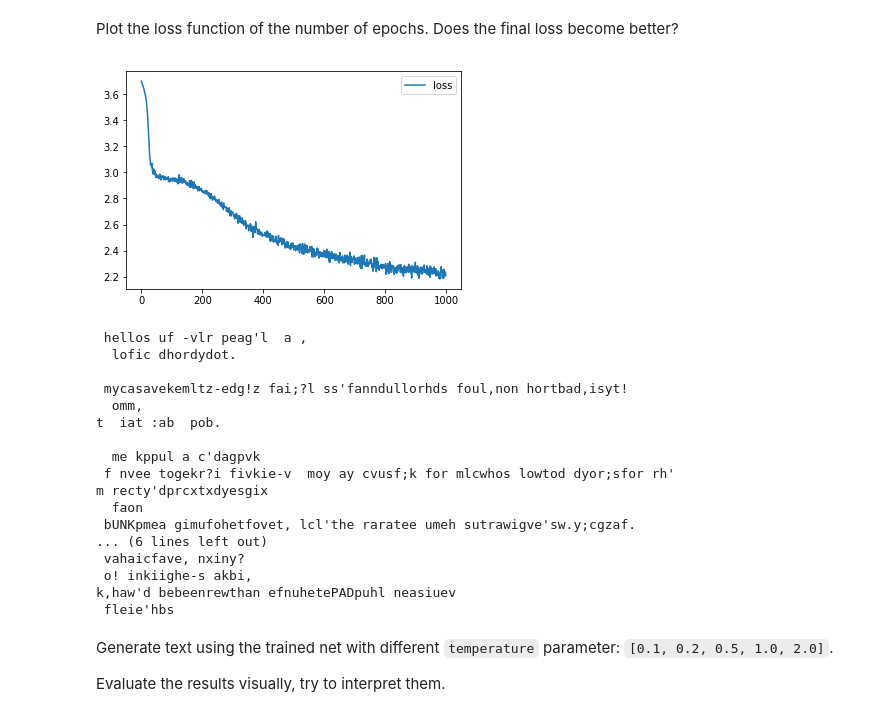
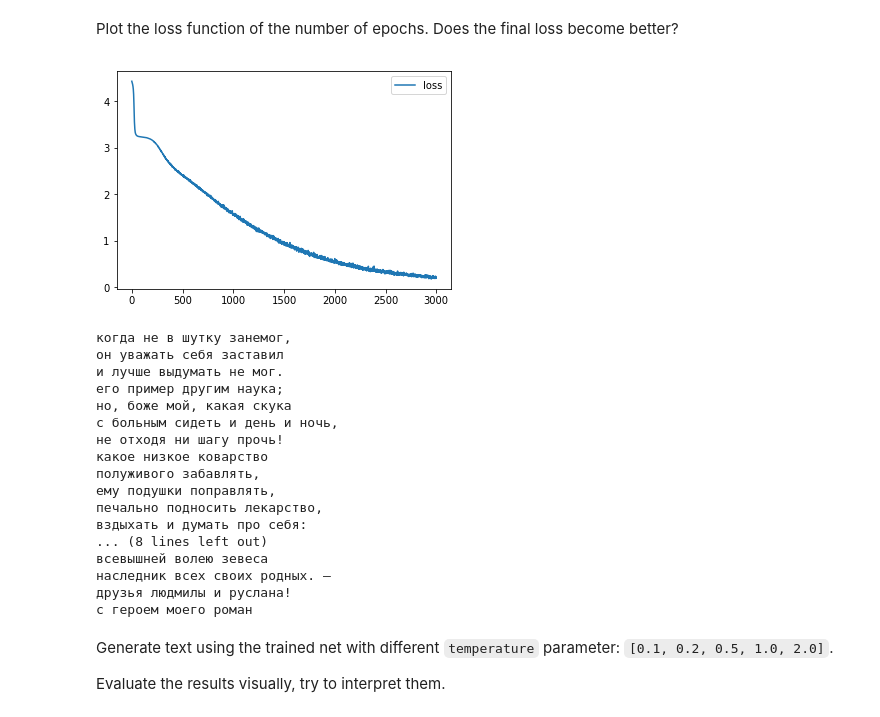
Before and after one commit to ermekaitygulov/made_nlp_course, a Jupyter notebook: homeworks/Lab01_Poetry_generation/Lab01_Poetry_generation.ipynb, the cells around one changed output. Cells and saved outputs as stored; diff of their text form; code cells hidden in the pictures.

```diff
--- a/homeworks/Lab01_Poetry_generation/Lab01_Poetry_generation.ipynb
+++ b/homeworks/Lab01_Poetry_generation/Lab01_Poetry_generation.ipynb
@@ -220,11 +204,18 @@ history = []
+# %%
+def compute_accuracy(pred_logits, actual):
+    total_n = len(actual)
+    pred_max = torch.argmax(pred_logits, axis=-1)
+    accuracy = (actual == pred_max).sum() / total_n
+    return accuracy
 # %%
 MAX_LENGTH = 100
 BATCH_SIZE = 32
-KEEP_CHAR_PROB = 0.8
+KEEP_CHAR_PROB = 0.9
 char_rnn.train()
+
 for i in range(1000):
     opt.zero_grad()
-    batch_line = sample_lines(text, line_start_list, BATCH_SIZE, max_len=MAX_LENGTH)
+    batch_line = sample_lines(text[:MAX_LENGTH], line_start_list, BATCH_SIZE, max_len=MAX_LENGTH)
     batch_token = as_matrix(batch_line, max_len=MAX_LENGTH)
 
     batch_input = batch_token[:, :-1]
@@ -238,10 +229,10 @@ for i in range(1000):
     pred_logits, _ = char_rnn(batch_input, first_state)
 
     # compute loss
-    pred_logits = pred_logits.view(-1, pred_logits.shape[-1])# YOUR CODE HERE
-    batch_target = batch_target.view(-1)# YOUR CODE HERE
+    pred_logits = pred_logits.view(-1, pred_logits.shape[-1])
+    batch_target = batch_target.view(-1)
 
-    loss = criterion(pred_logits, batch_target)# YOUR CODE HERE
+    loss = criterion(pred_logits, batch_target)
 
     # train with backprop
     # YOUR CODE HERE
@@ -249,10 +240,14 @@ for i in range(1000):
     loss.backward()
     opt.step()
 
-    history.append(loss.to('cpu').detach().numpy())
+    accuracy = compute_accuracy(pred_logits, batch_target)
+    loss_history.append(loss.to('cpu').detach().numpy())
+    acc_history.append(accuracy.to('cpu').detach().numpy())
     if (i+1)%100==0:
         clear_output(True)
-        plt.plot(history,label='loss')
+        fig, axs = plt.subplots(1, 2)
+        axs[0].plot(loss_history, label='loss')
+        axs[1].plot(acc_history, label='acc')
         plt.legend()
         plt.show()
 
@@ -269,7 +257,5 @@ hid_state = char_rnn.init_state(1).to(device)
-# %%
-char_rnn.eval()
-out, hid_state = char_rnn(x_sequence, hid_state)
-hid_state = hid_state[:, -1:]
 # %%
-out, hid_state = char_rnn(x_sequence[:, -1:], hid_state)
-p_next = F.softmax(out / 0.2, dim=-1).to('cpu').data.numpy()[0][0]
+def pred_next(out, temperature):
+    p_next = F.softmax(out / temperature, dim=-1).to('cpu').data.numpy()[0][0]
+    next_ix = np.random.choice(len(tokens), p=p_next)
+    return next_ix
@@ -373,41 +380,41 @@ char_rnn.train()
 
 for i in range(1000):
     opt.zero_grad()
-    batch_line = sample_lines(text, line_start_list, BATCH_SIZE, max_len=MAX_LENGTH)
+    batch_line = sample_lines(text, line_start_list[:BATCH_SIZE], BATCH_SIZE, max_len=MAX_LENGTH)
     batch_token = as_matrix(batch_line, max_len=MAX_LENGTH)
 
     batch_input = batch_token[:, :-1]
     batch_input = apply_char_dropout(batch_input, KEEP_CHAR_PROB, UNK_IX, PAD_IX)
     batch_target = batch_token[:, 1:]
 
     batch_input = torch.tensor(batch_input, dtype=torch.int64).to(device)
     batch_target = torch.tensor(batch_target, dtype=torch.int64).to(device)
 
     first_state = char_rnn.init_state(BATCH_SIZE)
     pred_logits, _ = char_rnn(batch_input, first_state)
 
     # compute loss
     pred_logits = pred_logits.view(-1, pred_logits.shape[-1])# YOUR CODE HERE
     batch_target = batch_target.view(-1)# YOUR CODE HERE
 
     loss = criterion(pred_logits, batch_target)# YOUR CODE HERE
 
     # train with backprop
     # YOUR CODE HERE
 
     loss.backward()
     opt.step()
 
     history.append(loss.to('cpu').detach().numpy())
     if (i+1)%100==0:
         clear_output(True)
         plt.plot(history,label='loss')
         plt.legend()
         plt.show()
 
 assert np.mean(history[:10]) > np.mean(history[-10:]), "RNN didn't converge."
 # %% [output]
-[figure, old version]
+[figure, new version]
 # %%
 def generate_sample(char_rnn, seed_phrase=' hello', max_length=MAX_LENGTH, temperature=1.0):
     '''
@@ -449,25 +456,25 @@ def generate_sample(char_rnn, seed_phrase=' hello', max_length=MAX_LENGTH, tempe
 
     return ''.join([tokens[ix] for ix in x_sequence.to('cpu').data.numpy()[0]])
 # %%
-print(generate_sample(char_rnn, max_length=500, temperature=2.))
+print(generate_sample(char_rnn, seed_phrase='когда не в шутку занемог,', max_length=500, temperature=0.1))
 # %% [output]
- hellos uf -vlr peag'l  a ,
-  lofic dhordydot.
-
- mycasavekemltz-edg!z fai;?l ss'fanndullorhds foul,non hortbad,isyt!
-  omm,
-t  iat :ab  pob.
-
-  me kppul a c'dagpvk
- f nvee togekr?i fivkie-v  moy ay cvusf;k for mlcwhos lowtod dyor;sfor rh'
-m recty'dprcxtxdyesgix
-  faon
- bUNKpmea gimufohetfovet, lcl'the raratee umeh sutrawigve'sw.y;cgzaf.
-... (6 lines left out)
- vahaicfave, nxiny?
- o! inkiighe-s akbi,
-k,haw'd bebeenrewthan efnuhetePADpuhl neasiuev
- fleie'hbs
+когда не в шутку занемог,
+он уважать себя заставил
+и лучше выдумать не мог.
+его пример другим наука;
+но, боже мой, какая скука
+с больным сидеть и день и ночь,
+не отходя ни шагу прочь!
+какое низкое коварство
+полуживого забавлять,
+ему подушки поправлять,
+печально подносить лекарство,
+вздыхать и думать про себя:
+... (8 lines left out)
+всевышней волею зевеса
+наследник всех своих родных. —
+друзья людмилы и руслана!
+с героем моего роман
 # %% [markdown]
 Generate text using the trained net with different `temperature` parameter: `[0.1, 0.2, 0.5, 1.0, 2.0]`.
 
```
Also changed, not shown: parts of 14 cells of this notebook.
